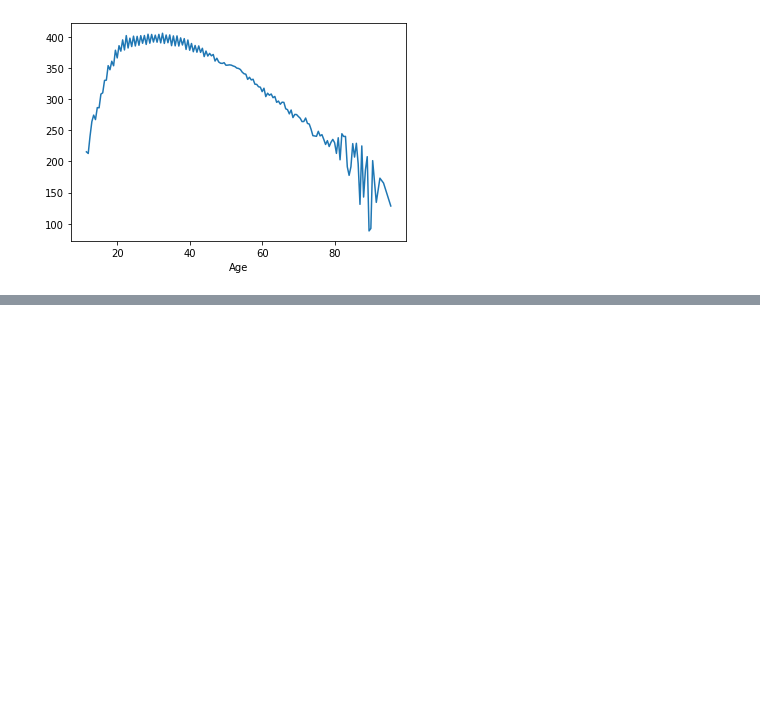
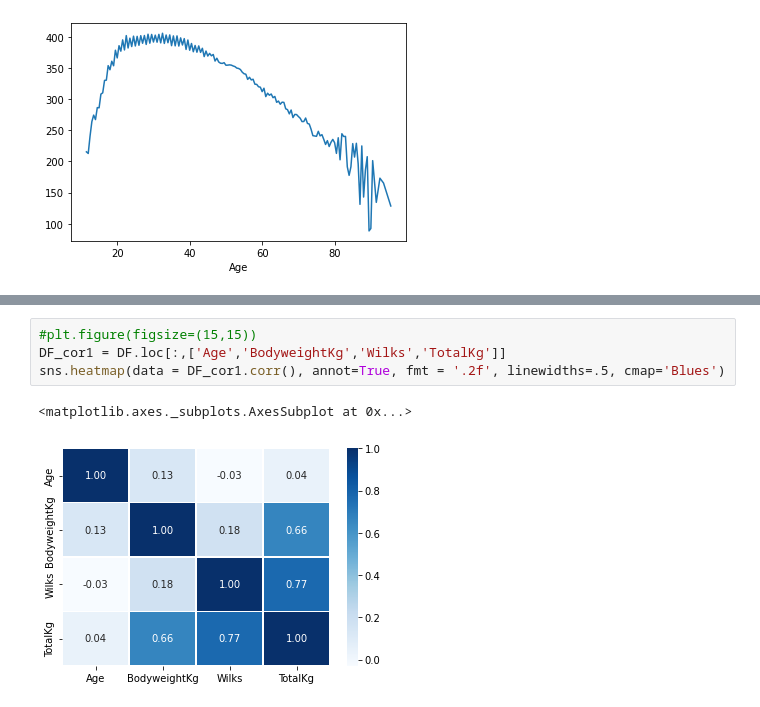
Before and after one commit to sbtmsk/Project2, a Jupyter notebook: AI_15_유재현_section2_project.ipynb, the cells around one changed output, grey strips where cells are left out. Saved outputs shown, nothing was run; the diff lists cells and outputs as text; blank space fills up the shorter version.

```diff
--- a/AI_15_유재현_section2_project.ipynb
+++ b/AI_15_유재현_section2_project.ipynb
@@ -329,0 +378,7 @@ DF
+# %%
+#plt.figure(figsize=(15,15))
+DF_cor1 = DF.loc[:,['Age','BodyweightKg','Wilks','TotalKg']]
+sns.heatmap(data = DF_cor1.corr(), annot=True, fmt = '.2f', linewidths=.5, cmap='Blues')
+# %% [output]
+<matplotlib.axes._subplots.AxesSubplot at 0x...>
+[figure, added]
```
Also changed, not shown: parts of 12 cells of this notebook.
